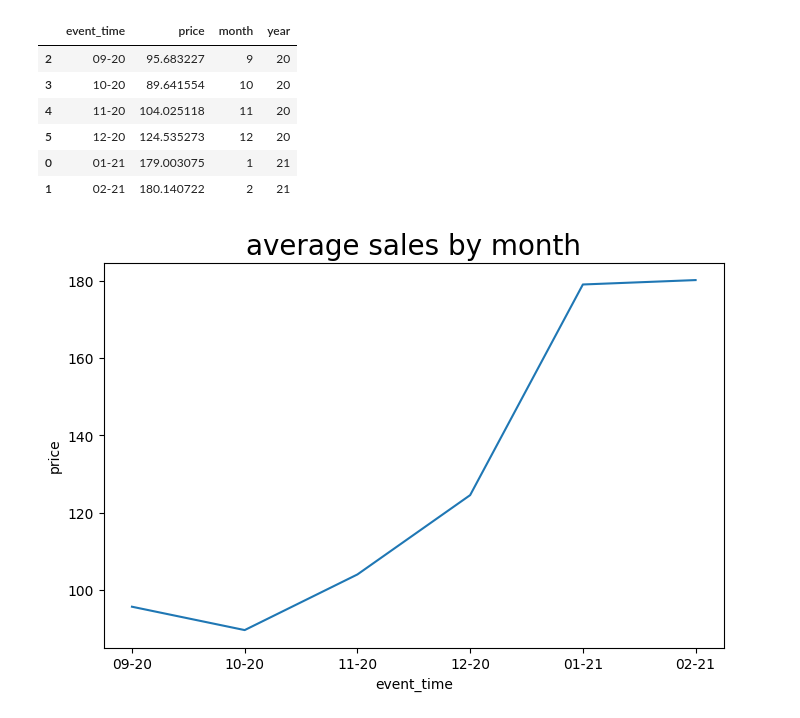
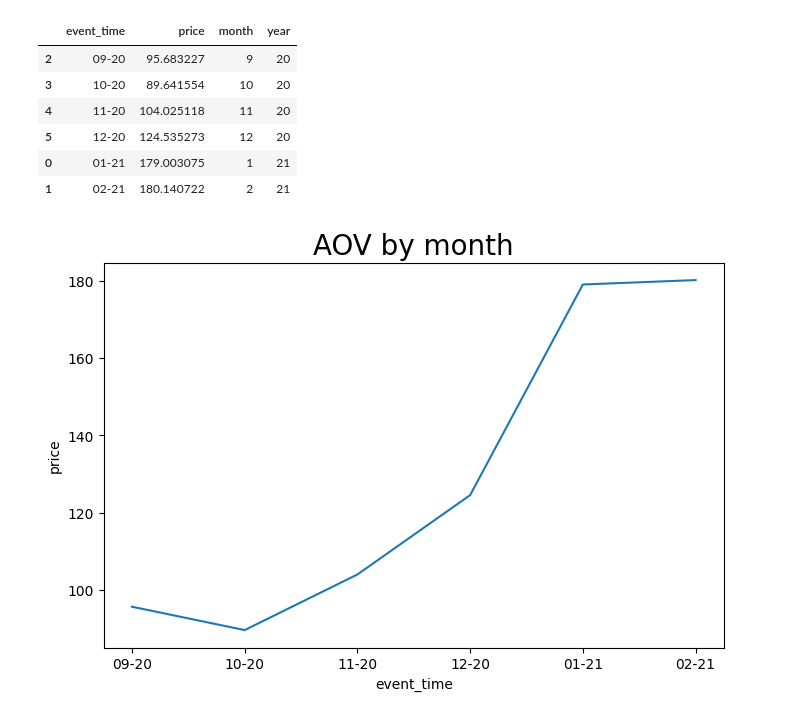
Before and after one commit to Azamkhon2005/data_analytics_portfolio, a Jupyter notebook: ecommerse_analysis/analysis_with_product_metrics.ipynb, the cells around one changed output. Saved outputs shown, nothing was run; the diff lists cells and outputs as text; code cells hidden in the pictures.

```diff
--- a/ecommerse_analysis/analysis_with_product_metrics.ipynb
+++ b/ecommerse_analysis/analysis_with_product_metrics.ipynb
@@ -219,7 +291,7 @@ aov_month
 # %%
 plt.figure(figsize=(8,5))
 sns.lineplot(data = aov_month,x='event_time',y='price')
-plt.title('average sales by month',fontsize=20)
+plt.title('AOV by month',fontsize=20)
 plt.show()
 # %% [output]
-[figure, old version]
+[figure, new version]
```
Also changed, not shown: parts of 35 cells of this notebook.
